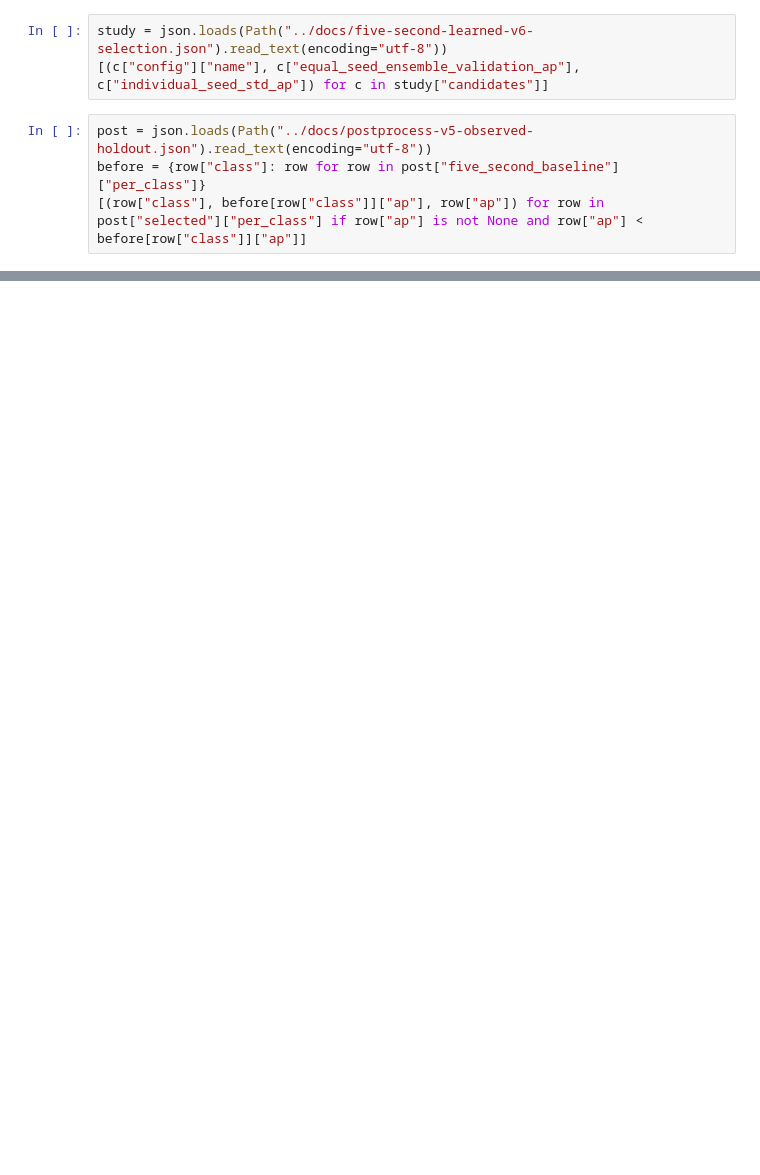
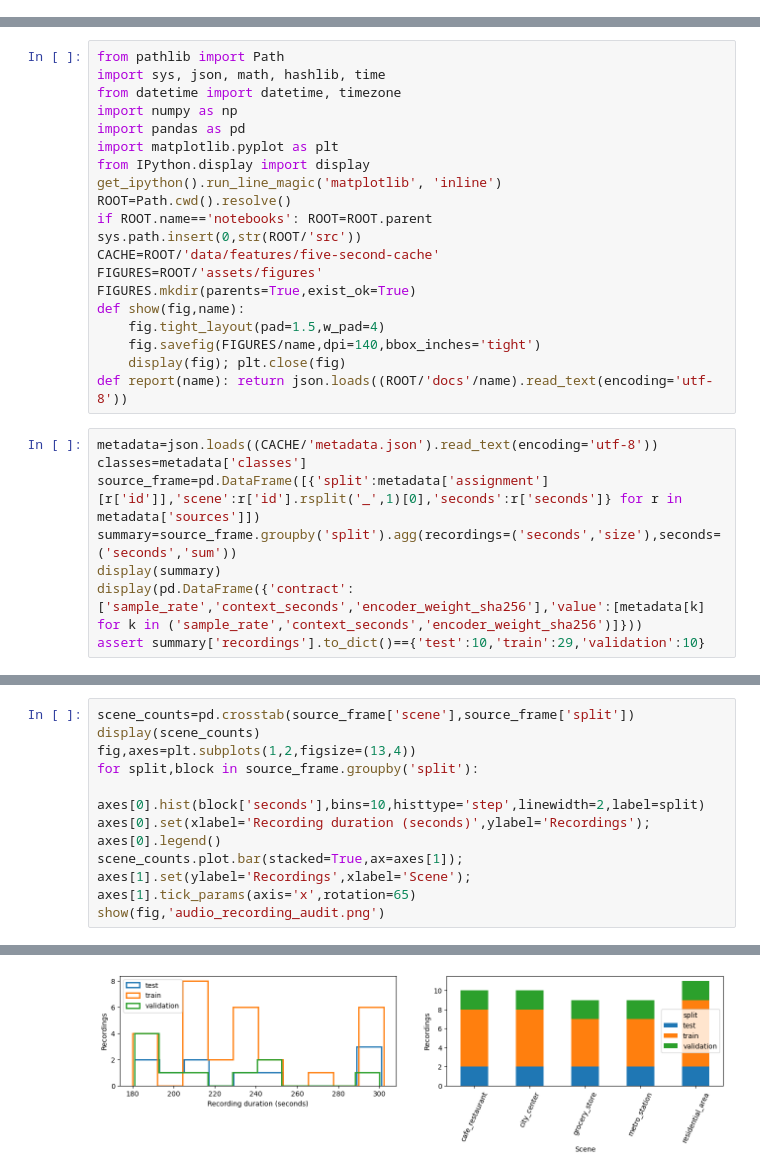
Before and after one commit to Ayano123587/overlapping-audio-classifier, a Jupyter notebook: notebooks/01_results_eda.ipynb, the cells around one changed output, grey strips where cells are left out. Saved outputs shown, nothing was run; the diff lists cells and outputs as text; blank space fills up the shorter version.

Commit message:
Add executed full-code notebooks, measured plots and focused project documentation

```diff
--- a/notebooks/01_results_eda.ipynb
+++ b/notebooks/01_results_eda.ipynb
@@ -28,7 +0,0 @@ Saved aggregates only. The observed test is retrospective; V6 keeps V5 after eve
-# %%
-study = json.loads(Path("../docs/five-second-learned-v6-selection.json").read_text(encoding="utf-8"))
-[(c["config"]["name"], c["equal_seed_ensemble_validation_ap"], c["individual_seed_std_ap"]) for c in study["candidates"]]
-# %%
-post = json.loads(Path("../docs/postprocess-v5-observed-holdout.json").read_text(encoding="utf-8"))
-before = {row["class"]: row for row in post["five_second_baseline"]["per_class"]}
-[(row["class"], before[row["class"]]["ap"], row["ap"]) for row in post["selected"]["per_class"] if row["ap"] is not None and row["ap"] < before[row["class"]]["ap"]]
@@ -34,0 +6,28 @@ before = {row["class"]: row for row in post["five_second_baseline"]["per_class"]
+# %%
+from pathlib import Path
+import sys, json, math, hashlib, time
+from datetime import datetime, timezone
+import numpy as np
+import pandas as pd
+import matplotlib.pyplot as plt
+from IPython.display import display
+get_ipython().run_line_magic('matplotlib', 'inline')
+ROOT=Path.cwd().resolve()
+if ROOT.name=='notebooks': ROOT=ROOT.parent
+sys.path.insert(0,str(ROOT/'src'))
+CACHE=ROOT/'data/features/five-second-cache'
+FIGURES=ROOT/'assets/figures'
+FIGURES.mkdir(parents=True,exist_ok=True)
+def show(fig,name):
+    fig.tight_layout(pad=1.5,w_pad=4)
+    fig.savefig(FIGURES/name,dpi=140,bbox_inches='tight')
+    display(fig); plt.close(fig)
+def report(name): return json.loads((ROOT/'docs'/name).read_text(encoding='utf-8'))
+# %%
+metadata=json.loads((CACHE/'metadata.json').read_text(encoding='utf-8'))
+classes=metadata['classes']
+source_frame=pd.DataFrame([{'split':metadata['assignment'][r['id']],'scene':r['id'].rsplit('_',1)[0],'seconds':r['seconds']} for r in metadata['sources']])
+summary=source_frame.groupby('split').agg(recordings=('seconds','size'),seconds=('seconds','sum'))
+display(summary)
+display(pd.DataFrame({'contract':['sample_rate','context_seconds','encoder_weight_sha256'],'value':[metadata[k] for k in ('sample_rate','context_seconds','encoder_weight_sha256')]}))
+assert summary['recordings'].to_dict()=={'test':10,'train':29,'validation':10}
@@ -34,0 +47,10 @@ before = {row["class"]: row for row in post["five_second_baseline"]["per_class"]
+# %%
+scene_counts=pd.crosstab(source_frame['scene'],source_frame['split'])
+display(scene_counts)
+fig,axes=plt.subplots(1,2,figsize=(13,4))
+for split,block in source_frame.groupby('split'):
+    axes[0].hist(block['seconds'],bins=10,histtype='step',linewidth=2,label=split)
+axes[0].set(xlabel='Recording duration (seconds)',ylabel='Recordings'); axes[0].legend()
+scene_counts.plot.bar(stacked=True,ax=axes[1]); axes[1].set(ylabel='Recordings',xlabel='Scene'); axes[1].tick_params(axis='x',rotation=65)
+show(fig,'audio_recording_audit.png')
+# %% [output]
@@ -34,0 +64 @@ before = {row["class"]: row for row in post["five_second_baseline"]["per_class"]
+[figure, added]
```
Also changed, not shown: parts of 17 cells of this notebook, 54 other files.
